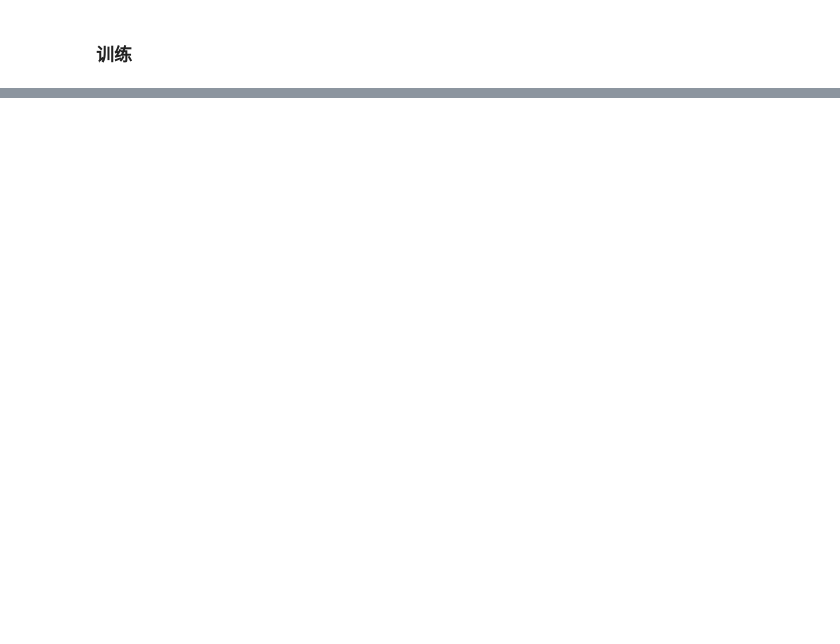
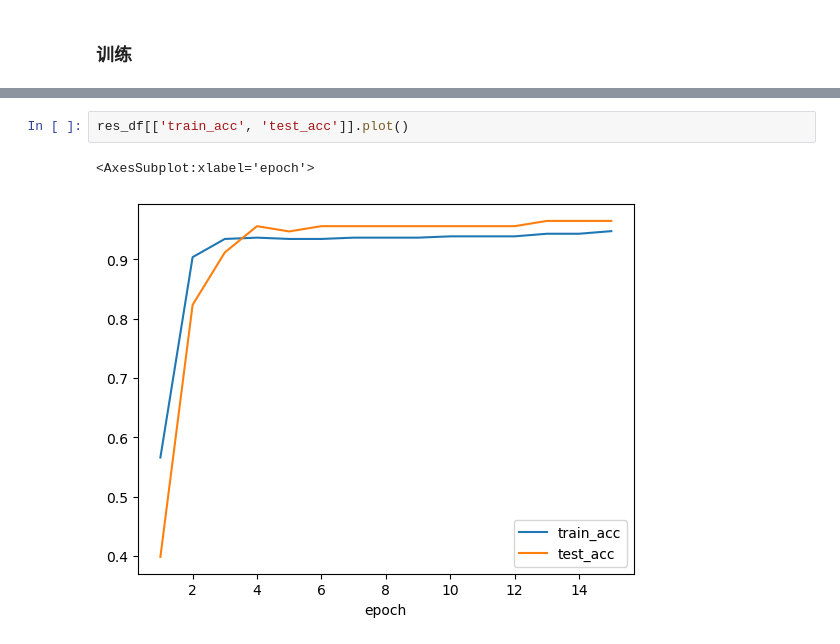
Before and after one commit to Kian716/deep-learning-practice, a Jupyter notebook: linear_regression_breast_cancer.ipynb, the cells around one changed output, grey strips where cells are left out. Saved outputs shown, nothing was run; the diff lists cells and outputs as text; blank space fills up the shorter version.

```diff
--- a/linear_regression_breast_cancer.ipynb
+++ b/linear_regression_breast_cancer.ipynb
@@ -212,0 +198,5 @@ array([[8.27601523e-22],
+# %%
+res_df[['train_acc', 'test_acc']].plot()
+# %% [output]
+<AxesSubplot:xlabel='epoch'>
+[figure, added]
```
Also changed, not shown: parts of 22 cells of this notebook.
